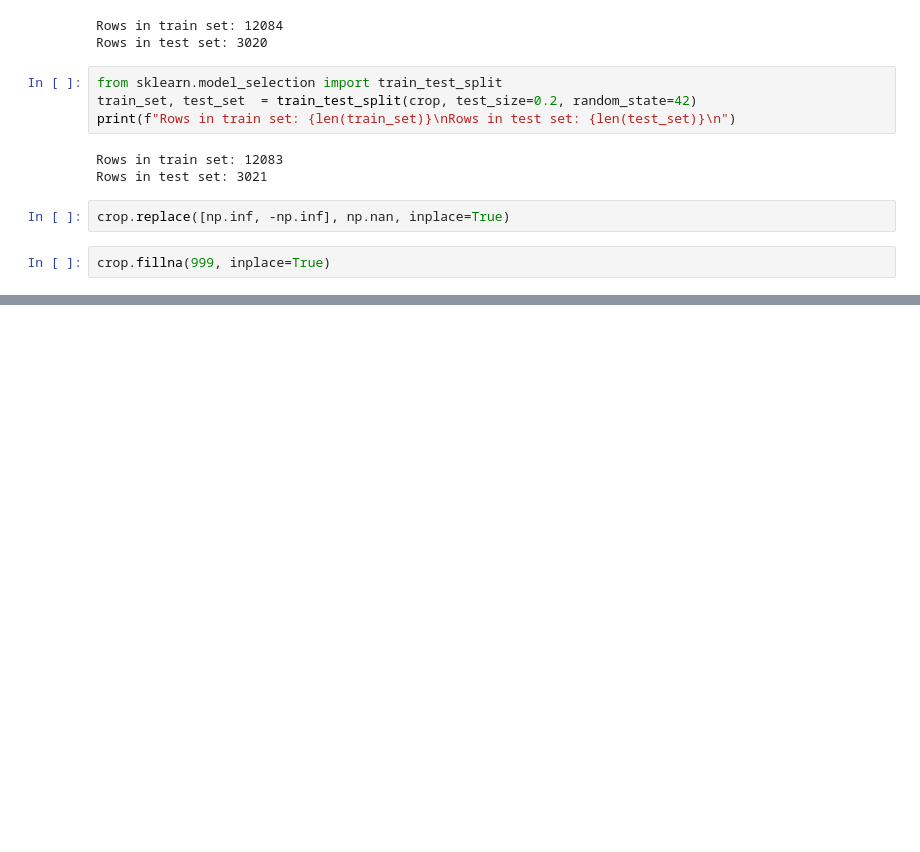
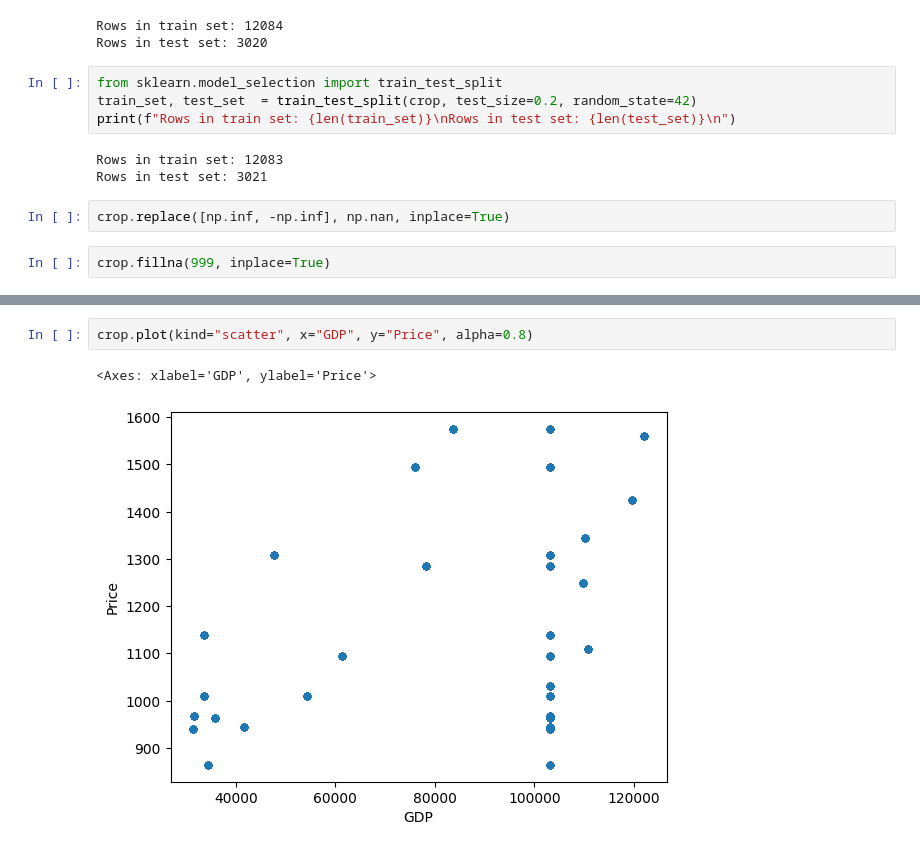
Before and after one commit to AbhiramChandra111/CROP-PRICE-PREDICTION, a Jupyter notebook: MINI_PROJECT.ipynb, the cells around one changed output, grey strips where cells are left out. Drawn from its saved outputs; the diff is of its cells as text; blank space fills up the shorter version.

```diff
--- a/MINI_PROJECT.ipynb
+++ b/MINI_PROJECT.ipynb
@@ -163,0 +203,5 @@ dtype: int64
+# %%
+crop.plot(kind="scatter", x="GDP", y="Price", alpha=0.8)
+# %% [output]
+<Axes: xlabel='GDP', ylabel='Price'>
+[figure, added]
```
Also changed, not shown: parts of 8 cells of this notebook.
